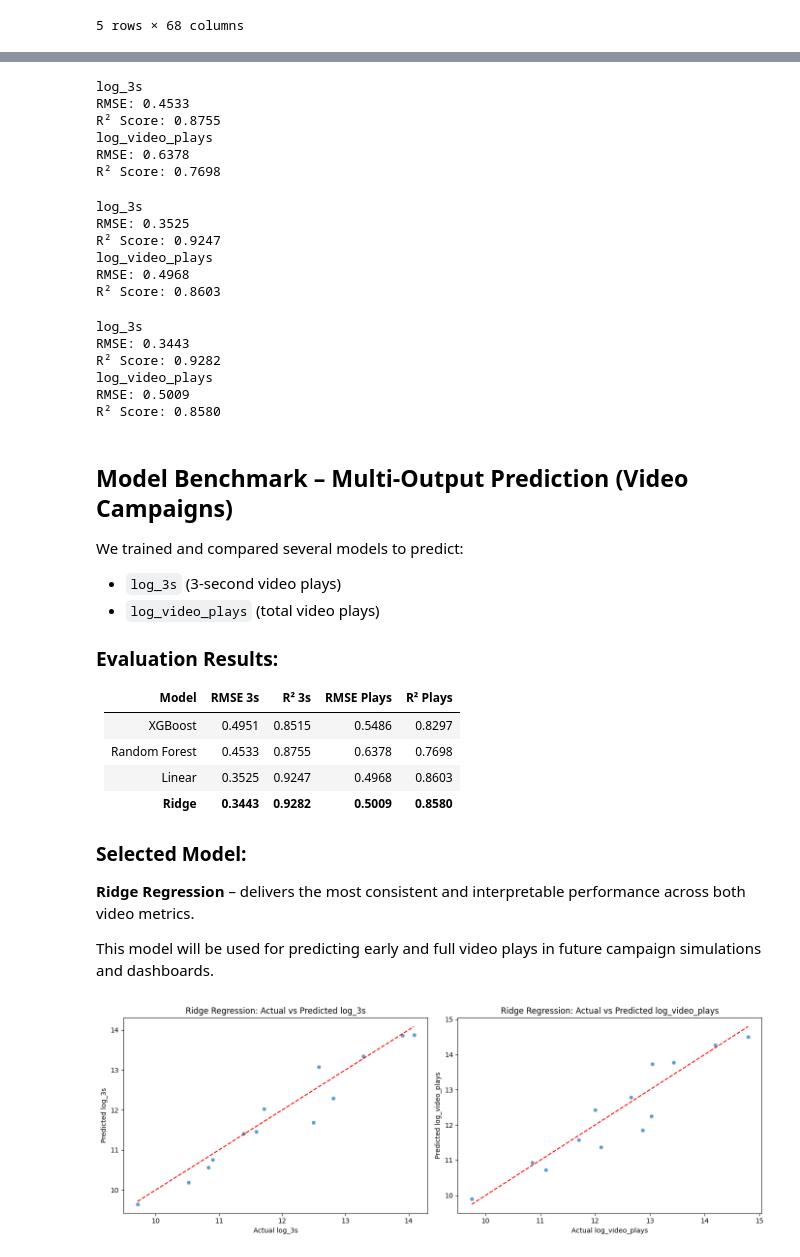
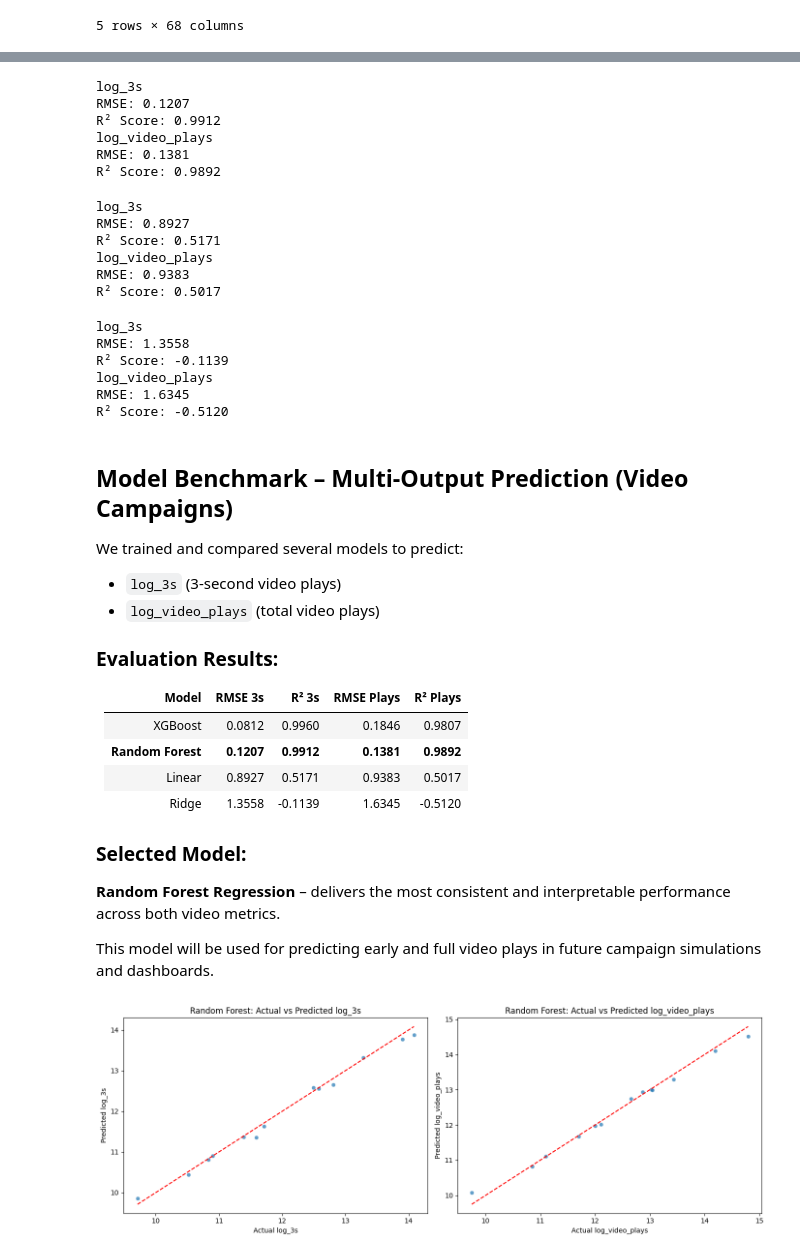
Before and after one commit to ghassantaleb/orange-tunisie-branding-analytics, a Jupyter notebook: notebooks/feature_engineering_video.ipynb, the cells around one changed output, grey strips where cells are left out. Drawn from its saved outputs; the diff is of its cells as text; code cells hidden in the pictures.

```diff
--- a/notebooks/feature_engineering_video.ipynb
+++ b/notebooks/feature_engineering_video.ipynb
@@ -47,9 +47,16 @@ video_df_encoded['log_cost_thruplay'] = np.log1p(video_df_encoded['Cost per Thru
 from sklearn.multioutput import MultiOutputRegressor
 from xgboost import XGBRegressor
 
+# Drop object/datetime columns from X_train and X_test
+X_train = X_train.select_dtypes(include=['number', 'bool']).copy()
+X_test = X_test.select_dtypes(include=['number', 'bool']).copy()
+
+# Fill any potential NaNs
+X_train.fillna(0, inplace=True)
+X_test.fillna(0, inplace=True)
+
 xgb_multi = MultiOutputRegressor(
-    XGBRegressor(n_estimators=100, learning_rate=0.1, random_state=42)
-)
+    XGBRegressor(n_estimators=100, learning_rate=0.1, random_state=42))
 
 xgb_multi.fit(X_train, y_train)
 # %% [output]
@@ -164,11 +171,11 @@ print(f"RMSE: {rf_rmse_plays:.4f}")
 print(f"R² Score: {rf_r2_plays:.4f}")
 # %% [output]
 log_3s
-RMSE: 0.4533
-R² Score: 0.8755
+RMSE: 0.1207
+R² Score: 0.9912
 log_video_plays
-RMSE: 0.6378
-R² Score: 0.7698
+RMSE: 0.1381
+R² Score: 0.9892
 # %%
 from sklearn.linear_model import LinearRegression
 
@@ -192,11 +199,11 @@ print(f"RMSE: {lr_rmse_plays:.4f}")
 print(f"R² Score: {lr_r2_plays:.4f}")
 # %% [output]
 log_3s
-RMSE: 0.3525
-R² Score: 0.9247
+RMSE: 0.8927
+R² Score: 0.5171
 log_video_plays
-RMSE: 0.4968
-R² Score: 0.8603
+RMSE: 0.9383
+R² Score: 0.5017
 # %%
 from sklearn.linear_model import Ridge
 
@@ -220,11 +227,11 @@ print(f"RMSE: {ridge_rmse_plays:.4f}")
 print(f"R² Score: {ridge_r2_plays:.4f}")
 # %% [output]
 log_3s
-RMSE: 0.3443
-R² Score: 0.9282
+RMSE: 1.3558
+R² Score: -0.1139
 log_video_plays
-RMSE: 0.5009
-R² Score: 0.8580
+RMSE: 1.6345
+R² Score: -0.5120
 # %% [markdown]
 ## Model Benchmark – Multi-Output Prediction (Video Campaigns)
 
@@ -236,43 +243,43 @@ We trained and compared several models to predict:
 
 | Model           | RMSE 3s | R² 3s  | RMSE Plays | R² Plays |
 |----------------|---------|--------|------------|----------|
-| XGBoost         | 0.4951  | 0.8515 | 0.5486     | 0.8297   |
-| Random Forest   | 0.4533  | 0.8755 | 0.6378     | 0.7698   |
-| Linear          | 0.3525  | 0.9247 | 0.4968     | 0.8603   |
-| **Ridge**       | **0.3443**  | **0.9282** | **0.5009**     | **0.8580**   |
+| XGBoost         | 0.0812  | 0.9960 | 0.1846     | 0.9807   |
+| **Random Forest**   | **0.1207**  | **0.9912** | **0.1381**     | **0.9892**   |
+| Linear          | 0.8927  | 0.5171 | 0.9383     | 0.5017   |
+| Ridge      | 1.3558  | -0.1139 | 1.6345     | -0.5120  |
 
 ### Selected Model:
-**Ridge Regression** – delivers the most consistent and interpretable performance across both video metrics.
+**Random Forest Regression** – delivers the most consistent and interpretable performance across both video metrics.
 
 This model will be used for predicting early and full video plays in future campaign simulations and dashboards.
 # %%
 import matplotlib.pyplot as plt
 import seaborn as sns
 
 plt.figure(figsize=(14, 5))
 
 # log_3s
 plt.subplot(1, 2, 1)
-sns.scatterplot(x=y_test['log_3s'], y=ridge_preds[:, 0], alpha=0.7)
+sns.scatterplot(x=y_test['log_3s'], y=rf_preds[:, 0], alpha=0.7)
 plt.plot([y_test['log_3s'].min(), y_test['log_3s'].max()],
          [y_test['log_3s'].min(), y_test['log_3s'].max()], '--r')
 plt.xlabel("Actual log_3s")
 plt.ylabel("Predicted log_3s")
-plt.title("Ridge Regression: Actual vs Predicted log_3s")
+plt.title("Random Forest: Actual vs Predicted log_3s")
 
 # log_video_plays
 plt.subplot(1, 2, 2)
-sns.scatterplot(x=y_test['log_video_plays'], y=ridge_preds[:, 1], alpha=0.7)
+sns.scatterplot(x=y_test['log_video_plays'], y=rf_preds[:, 1], alpha=0.7)
 plt.plot([y_test['log_video_plays'].min(), y_test['log_video_plays'].max()],
          [y_test['log_video_plays'].min(), y_test['log_video_plays'].max()], '--r')
 plt.xlabel("Actual log_video_plays")
 plt.ylabel("Predicted log_video_plays")
-plt.title("Ridge Regression: Actual vs Predicted log_video_plays")
+plt.title("Random Forest: Actual vs Predicted log_video_plays")
 
 plt.tight_layout()
 plt.show()
 # %% [output]
-[figure, old version]
+[figure, new version]
 # %%
 import joblib
 # Save the trained Ridge multi-output model
```
Also changed, not shown: parts of 5 cells of this notebook, 10 other files.
